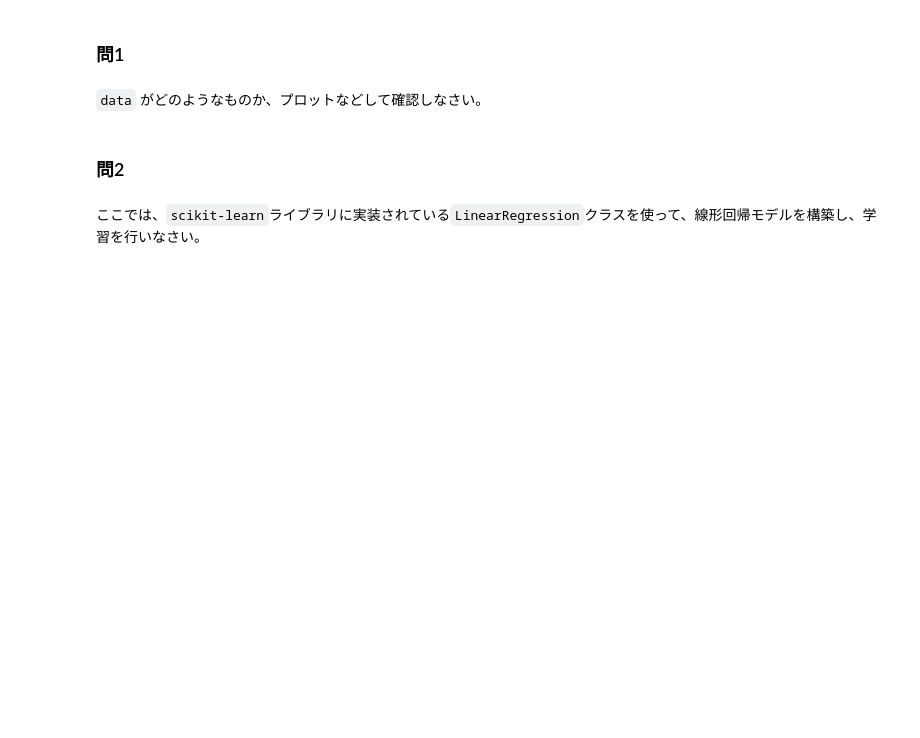
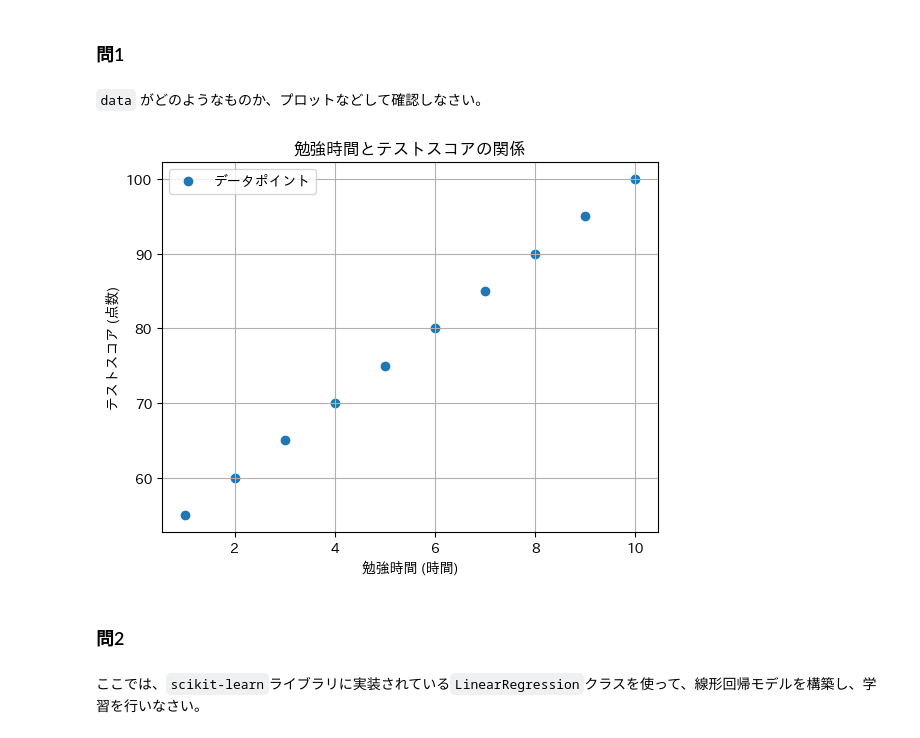
Before and after one commit to OrlyIdeate/deep-learning, a Jupyter notebook: spring_semester_exercises.ipynb, the cells around one changed output. Cells and saved outputs as stored; diff of their text form; code cells hidden in the pictures; blank space fills up the shorter version.

```diff
--- a/spring_semester_exercises.ipynb
+++ b/spring_semester_exercises.ipynb
@@ -363,6 +363,23 @@ data = [
 ### 問1
 # %% [markdown]
 `data` がどのようなものか、プロットなどして確認しなさい。
+# %%
+import numpy as np
+import matplotlib.pyplot as plt
+import japanize_matplotlib
+
+study_hours = np.array([d["study_hours"] for d in data])
+scores = np.array([d["score"] for d in data])
+
+plt.scatter(study_hours, scores, label="データポイント")
+plt.xlabel("勉強時間 (時間)")
+plt.ylabel("テストスコア (点数)")
+plt.title("勉強時間とテストスコアの関係")
+plt.grid(True)
+plt.legend()
+plt.show()
+# %% [output]
+[figure, added]
 # %% [markdown]
 ### 問2
 # %% [markdown]
```
Also changed, not shown: parts of 4 cells of this notebook.
